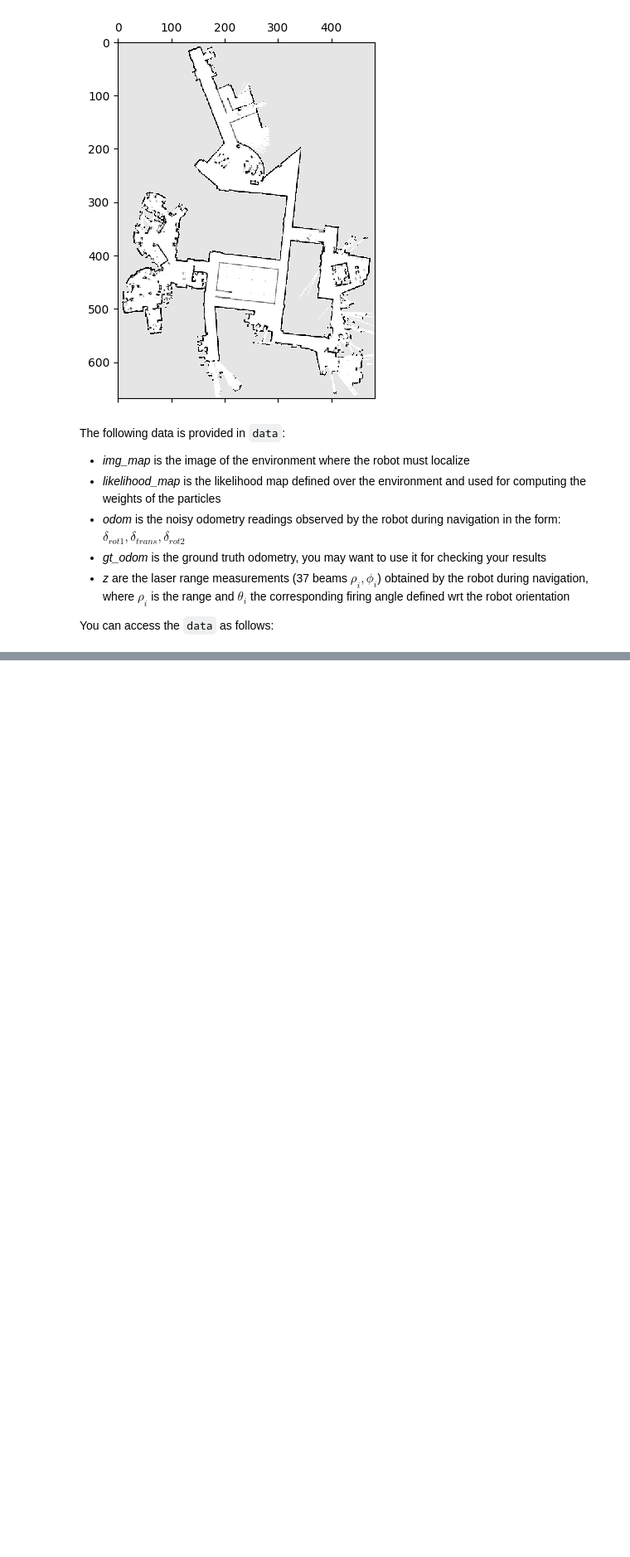
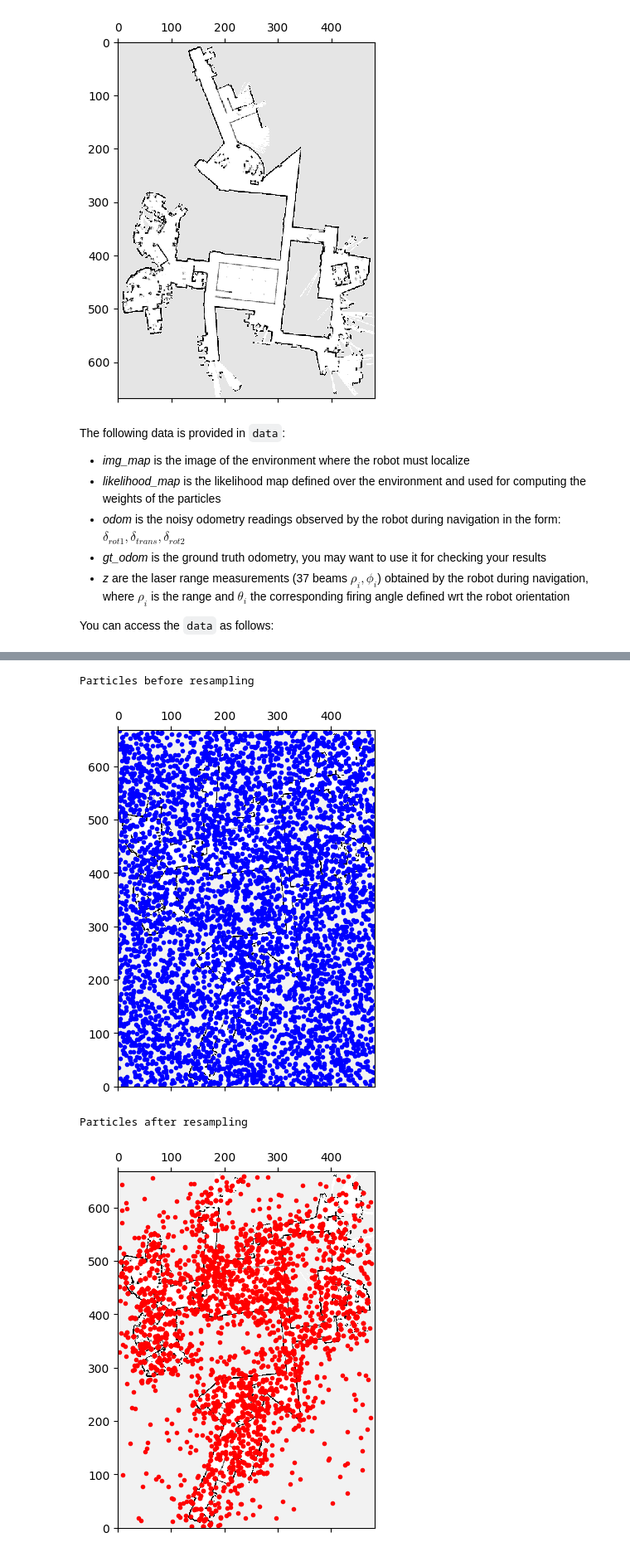
Before and after one commit to harry-graves/C18_code, a Jupyter notebook: navigation/ex05-monte-carlo-localization/ex7.ipynb, the cells around one changed output, grey strips where cells are left out. Shown at 83% size. Drawn from its saved outputs; the diff is of its cells as text; code cells hidden in the pictures; blank space fills up the shorter version.

```diff
--- a/navigation/ex05-monte-carlo-localization/ex7.ipynb
+++ b/navigation/ex05-monte-carlo-localization/ex7.ipynb
@@ -225 +114,30 @@ plt.show()
+# %%
+num_particles = 5000
+map_res = 0.1
+particles = ex.init_uniform(num_particles, data['img_map'], map_res)
+z_obs = data['z'][100]
+gridmap = 255 - data['img_map']
+likelihood_map = data['likelihood_map']
+weights = np.array([])
+
+# running loop for each particle
+for m in range(num_particles):
+    # weight computation
+    weight = ex.compute_weights(particles[m,:], z_obs, gridmap, likelihood_map, map_res)
+    weights = np.append(weights, weight)
+
+weights = weights/np.sum(weights)
+# low variance resampling
+resampled_particles = ex.resample(particles, weights, gridmap)
+
+# plotting result
+print('Particles before resampling')
+ex.plot_particles(particles, data['img_map'], map_res, '.b')
+print('Particles after resampling')
+ex.plot_particles(resampled_particles, data['img_map'], map_res,'.r')
+# %% [output]
+Particles before resampling
+[figure, added]
+Particles after resampling
+[figure, added]
 # %% [markdown]
```
Also changed, not shown: parts of 14 cells of this notebook, 2 other files.
